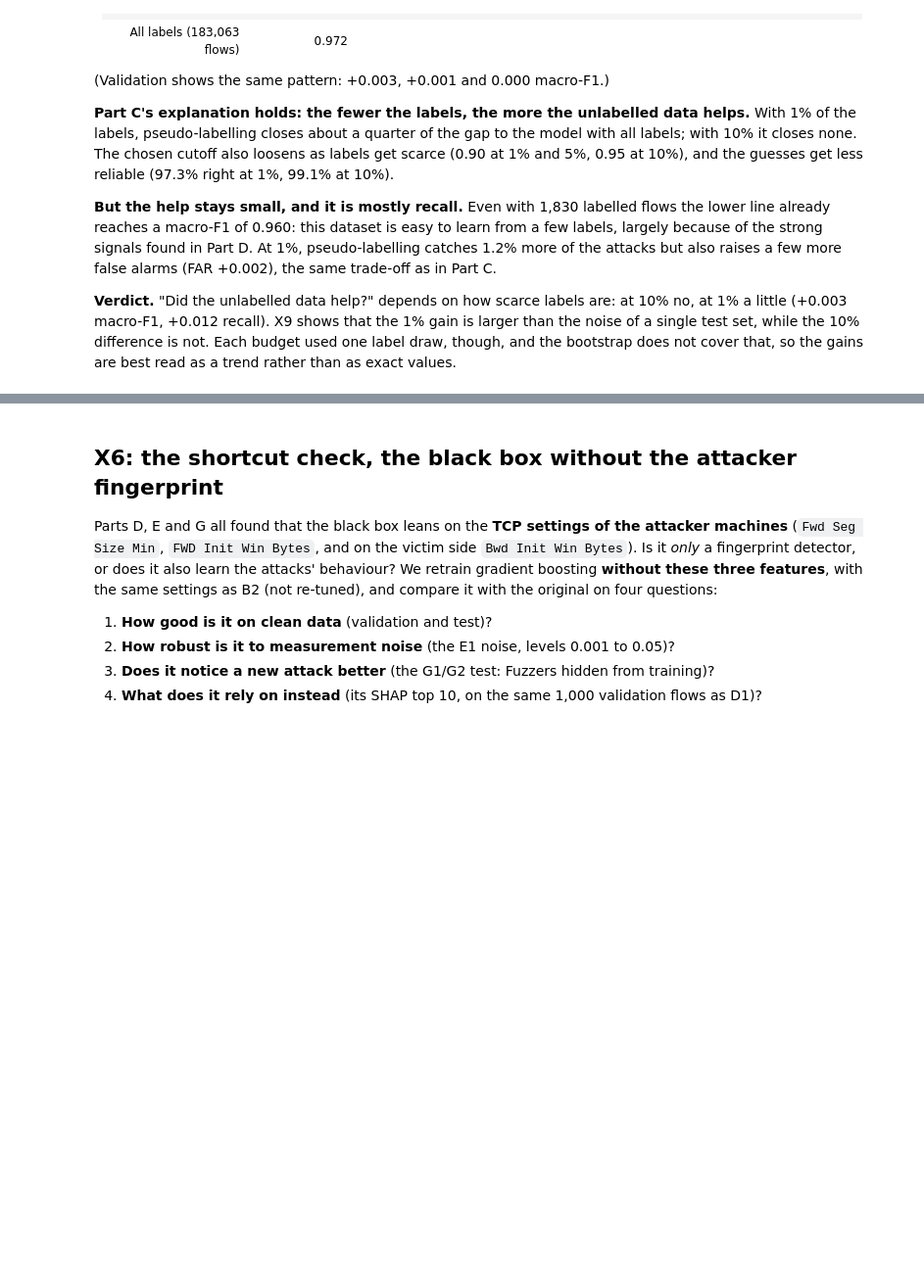
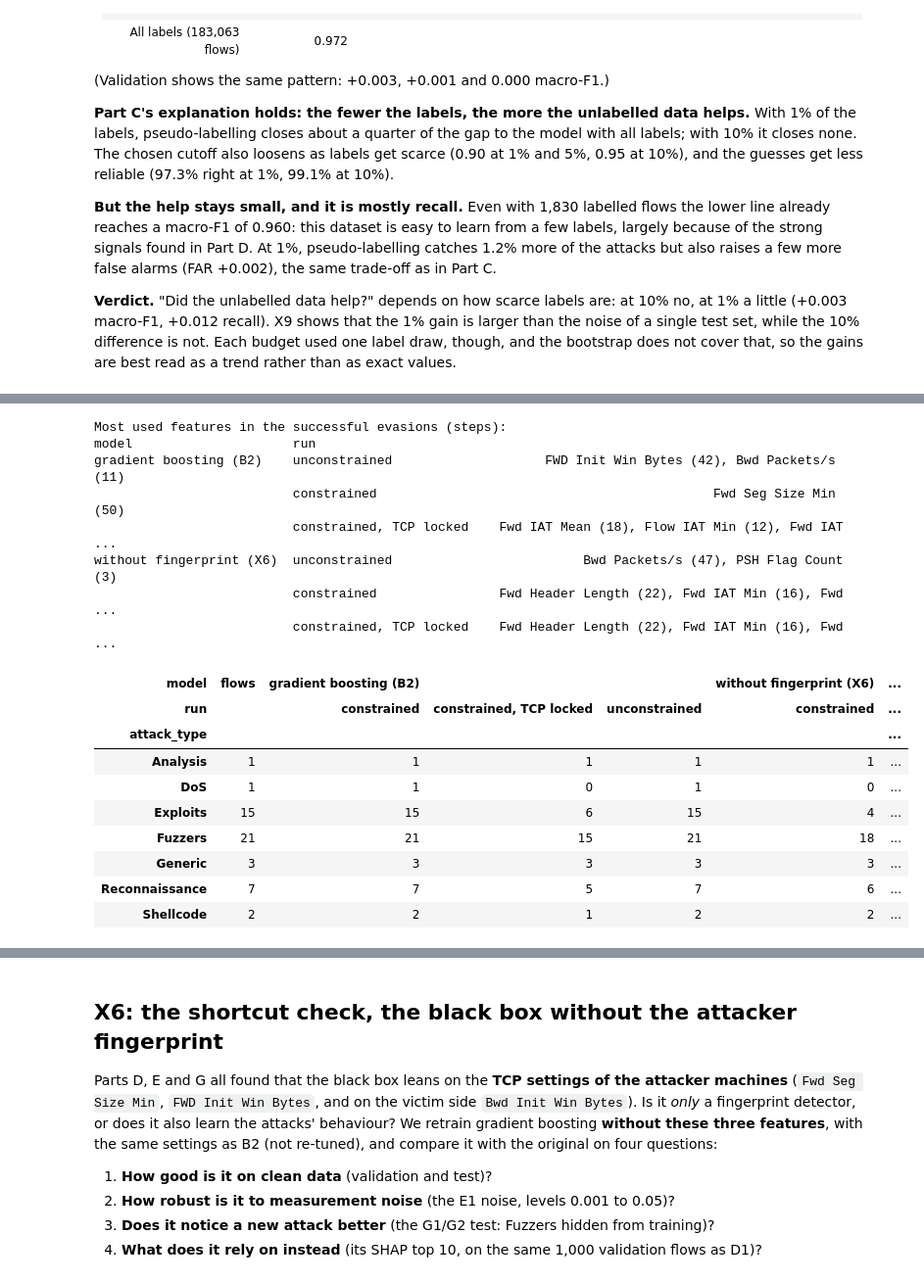
Before and after one commit to steve-nt/AI-for-Cybersecurity-Final-Mini-Project, a Jupyter notebook: parts/70_extras.ipynb, the cells around one changed output, grey strips where cells are left out. Shown at 98% size. Cells and saved outputs as stored; diff of their text form; code cells hidden in the pictures; blank space fills up the shorter version.

Commit message:
Optional extras X3, X4 and X7

```diff
--- a/parts/70_extras.ipynb
+++ b/parts/70_extras.ipynb
@@ -189,3 +194,30 @@ raises a few more false alarms (FAR +0.002), the same trade-off as in Part C.
 (+0.003 macro-F1, +0.012 recall). X9 shows that the 1% gain is larger than the noise of a single test set,
 while the 10% difference is not. Each budget used one label draw, though, and the bootstrap does not cover
 that, so the gains are best read as a trend rather than as exact values.
+# %%
+# STANDIN E4
+# The attacker groups of step E4 (parts/40_robustness.ipynb). Dropped from the hand-in notebook, where the
+# real E4 cell comes first.
+GLOSSARY = pd.read_csv(TABLES / "T4_feature_glossary.csv", index_col="feature")
+GROUP_OVERRIDES = {
+    "Fwd Seg Size Min": ("Free", "header size of the attacker's own packets: set by their operating "
+                                 "system's TCP options, one setting"),
+    "FWD Init Win Bytes": ("Free", "TCP window of the attacker's own machine: one system setting"),
+    "Bwd Init Win Bytes": ("Fixed", "TCP window of the victim's machine"),
+    "Packet Length Max": ("Costly", "both directions: the attacker can raise it by padding one own packet, "
+                                    "but cannot lower the victim's packets"),
+    "Packet Length Mean": ("Costly", "both directions: the attacker can shift it with padding, the victim's "
+                                     "half stays"),
+    "Flow Bytes/s": ("Costly", "both directions: sending slower lowers it, but slows the attack"),
+    "Flow Packets/s": ("Costly", "both directions: sending slower lowers it, but slows the attack"),
+}
+RULE_REASON = {"Free": "timing or the attacker's own packet sizes",
+               "Costly": "more own packets or bytes: a louder attack",
+               "Fixed": "the victim's replies, flags, or a mix of both sides"}
+
+
+def attacker_group(feature):
+    if feature in GROUP_OVERRIDES:
+        return GROUP_OVERRIDES[feature]
+    group = GLOSSARY.loc[feature, "group_proposed"]
+    return group, RULE_REASON[group]
@@ -191,0 +379,31 @@ that, so the gains are best read as a trend rather than as exact values.
+# %%
+# STEP X3
+# Which features the successful evasions changed, and the evasions per attack type.
+ok = used[used["evaded"]]
+x3_features = (ok.groupby(["model", "run"], sort=False)["feature"]
+               .agg(lambda s: ", ".join(f"{f} ({n})" for f, n in s.value_counts().head(5).items())))
+print("Most used features in the successful evasions (steps):")
+print(x3_features.to_string(), "\n")
+x3_types = x3.pivot_table(index="attack_type", columns=["model", "run"], values="evaded", aggfunc="sum")
+x3_types.insert(0, "flows", type_test.iloc[X3_IDX].value_counts())
+x3_types.to_csv(TABLES / "X3_attack_per_type.csv")
+x3_types
+# %% [output]
+Most used features in the successful evasions (steps):
+model                     run
+gradient boosting (B2)    unconstrained                    FWD Init Win Bytes (42), Bwd Packets/s (11)
+                          constrained                                            Fwd Seg Size Min (50)
+                          constrained, TCP locked    Fwd IAT Mean (18), Flow IAT Min (12), Fwd IAT ...
+without fingerprint (X6)  unconstrained                         Bwd Packets/s (47), PSH Flag Count (3)
+                          constrained                Fwd Header Length (22), Fwd IAT Min (16), Fwd ...
+                          constrained, TCP locked    Fwd Header Length (22), Fwd IAT Min (16), Fwd ...
+| model | flows | gradient boosting (B2) |  |  | without fingerprint (X6) | ... |
+| run |  | constrained | constrained, TCP locked | unconstrained | constrained | ... |
+| attack_type |  |  |  |  |  | ... |
+| Analysis | 1 | 1 | 1 | 1 | 1 | ... |
+| DoS | 1 | 1 | 0 | 1 | 0 | ... |
+| Exploits | 15 | 15 | 6 | 15 | 4 | ... |
+| Fuzzers | 21 | 21 | 15 | 21 | 18 | ... |
+| Generic | 3 | 3 | 3 | 3 | 3 | ... |
+| Reconnaissance | 7 | 7 | 5 | 7 | 6 | ... |
+| Shellcode | 2 | 2 | 1 | 2 | 2 | ... |
```
Also changed, not shown: parts of 18 cells of this notebook, 43 other files.
